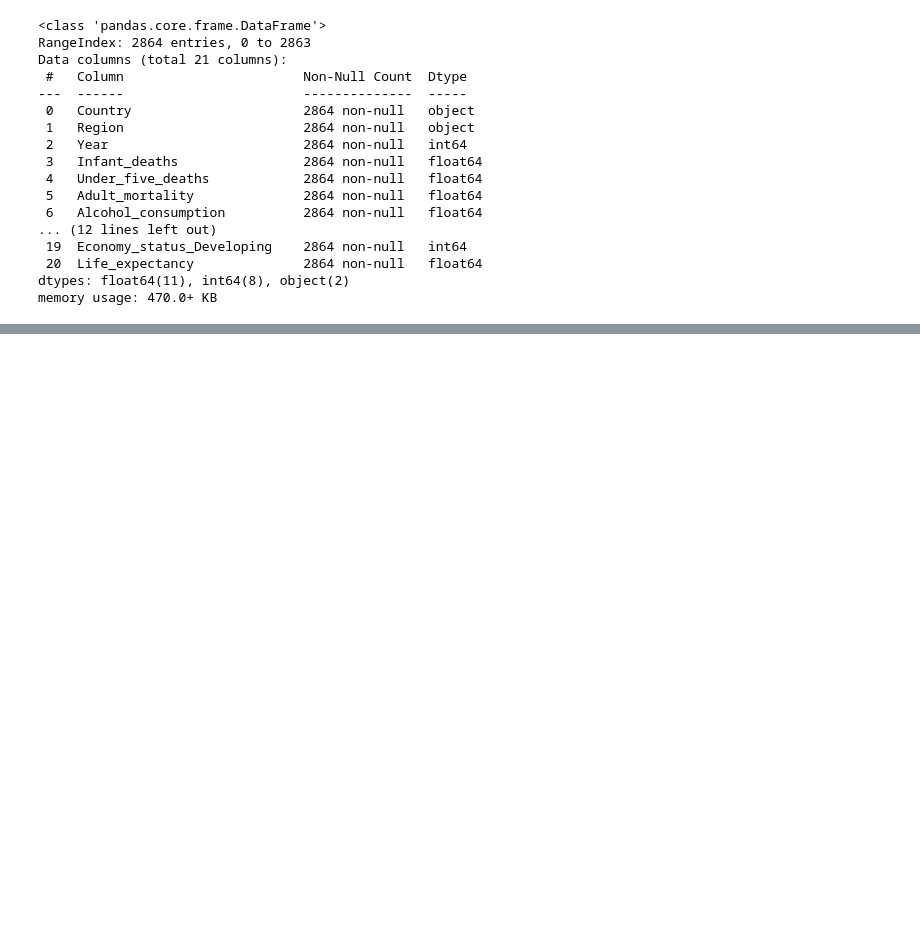
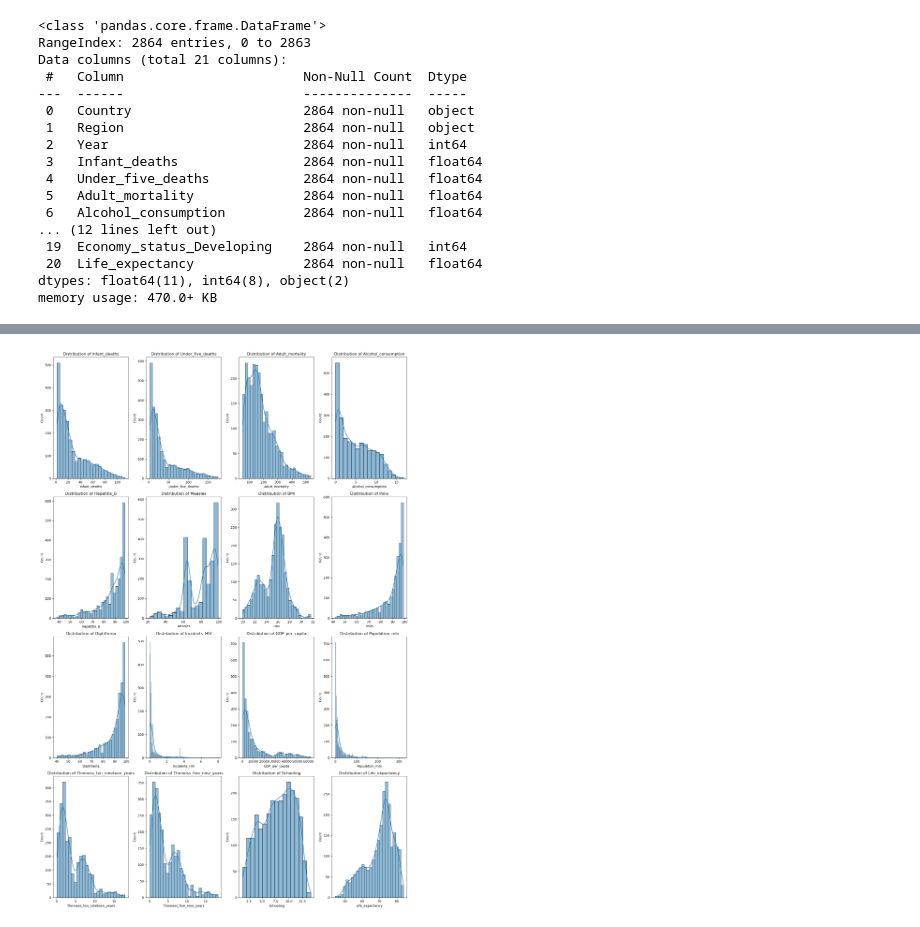
Before and after one commit to anj1704/Electrical-Grid-Stability-Simulated-Data-Analysis, a Jupyter notebook: processing.ipynb, the cells around one changed output, grey strips where cells are left out. Drawn from its saved outputs; the diff is of its cells as text; code cells hidden in the pictures; blank space fills up the shorter version.

Commit message:
PCA and plotting

```diff
--- a/processing.ipynb
+++ b/processing.ipynb
@@ -81,0 +90,4 @@ df.drop(['Country', 'Region', 'Year', 'Economy_status_Developed', 'Economy_statu
+# %%
+# Removing outliers in all columns
+
+df = df[(np.abs(stats.zscore(df)) < 3).all(axis=1)]
@@ -81,0 +106,20 @@ df.drop(['Country', 'Region', 'Year', 'Economy_status_Developed', 'Economy_statu
+# %%
+# Plotting the distribution of all numeric columns
+
+numeric_columns = df.select_dtypes(include=['float64', 'int64']).columns
+
+num_plots = len(numeric_columns)
+num_cols = 4
+num_rows = (num_plots // num_cols) + (1 if num_plots % num_cols != 0 else 0)
+
+fig, axes = plt.subplots(num_rows, num_cols, figsize=(16, 6*num_rows))
+axes = axes.flatten()
+
+for i, col in enumerate(numeric_columns):
+    sns.histplot(df[col], kde=True, ax=axes[i])
+    axes[i].set_title(f'Distribution of {col}')
+
+plt.tight_layout()
+plt.show()
+# %% [output]
+[figure, added]
```
Also changed, not shown: parts of 10 cells of this notebook.
